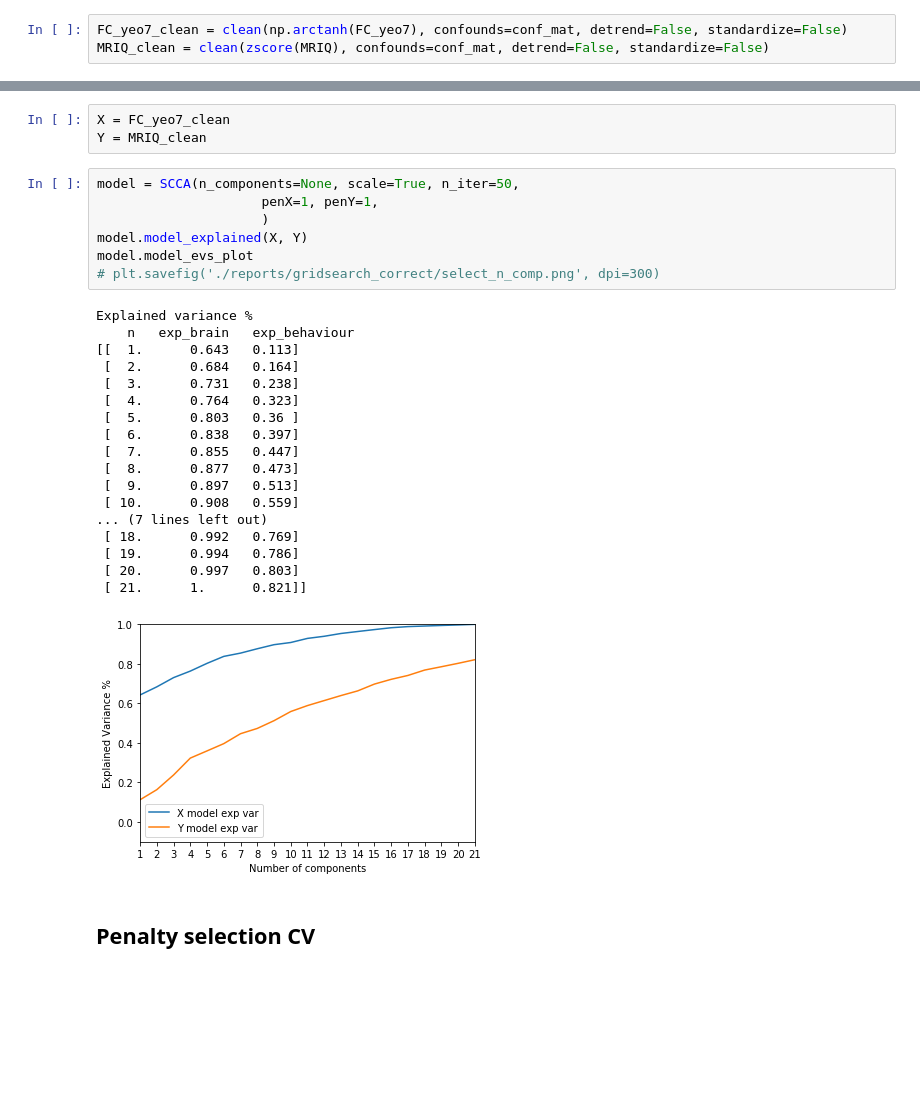
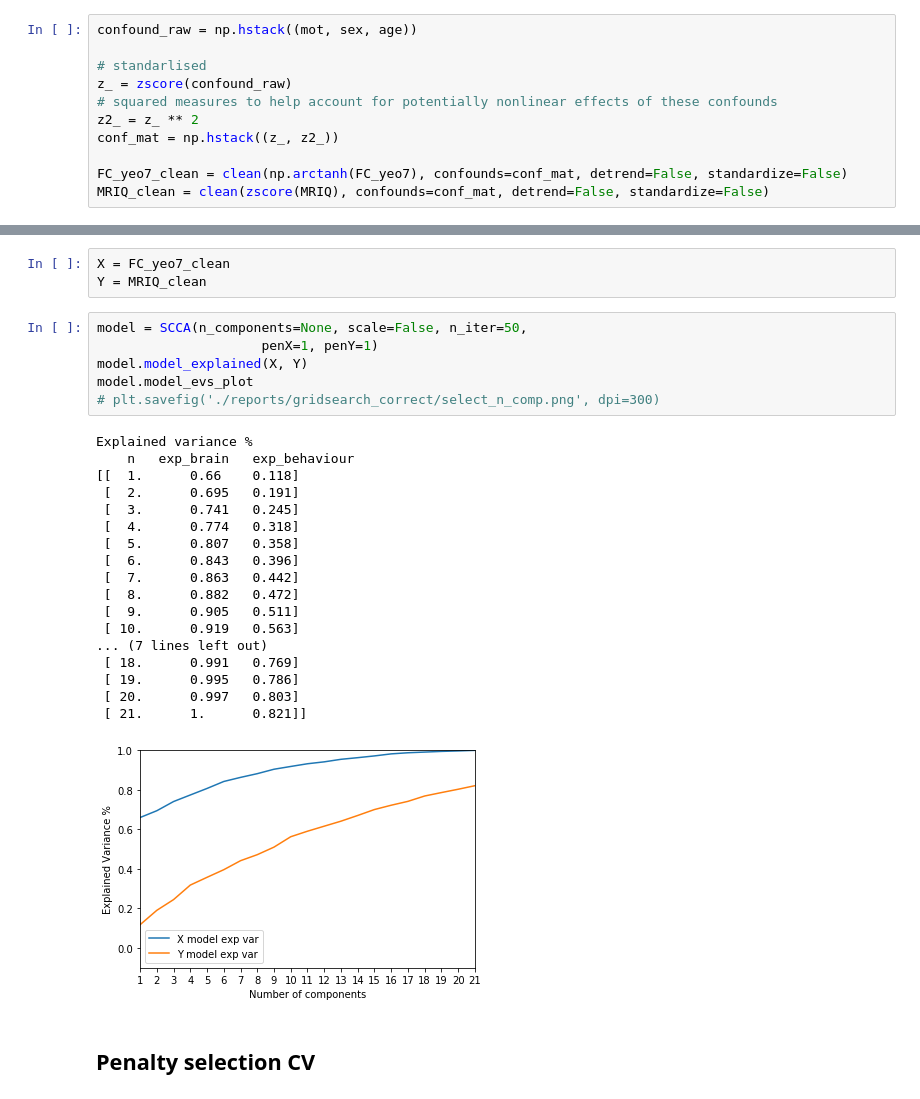
Before and after one commit to htwangtw/patterns-of-thought, a Jupyter notebook: notebooks/2.0-FC-vs-NYCQ-nestedKFold.ipynb, the cells around one changed output, grey strips where cells are left out. Cells and saved outputs as stored; diff of their text form; blank space fills up the shorter version.

```diff
--- a/notebooks/2.0-FC-vs-NYCQ-nestedKFold.ipynb
+++ b/notebooks/2.0-FC-vs-NYCQ-nestedKFold.ipynb
@@ -52,4 +43,12 @@ conf_mat = np.hstack((z_mot, z_sex, z_age, z2_mot, z2_sex, z2_age))
 # %%
+confound_raw = np.hstack((mot, sex, age))
+
+# standarlised
+z_ = zscore(confound_raw)
+# squared measures to help account for potentially nonlinear effects of these confounds
+z2_ = z_ ** 2
+conf_mat = np.hstack((z_, z2_))
+
 FC_yeo7_clean = clean(np.arctanh(FC_yeo7), confounds=conf_mat, detrend=False, standardize=False)
 MRIQ_clean = clean(zscore(MRIQ), confounds=conf_mat, detrend=False, standardize=False)
 # %% [markdown]
@@ -60,31 +59,30 @@ MRIQ_clean = clean(zscore(MRIQ), confounds=conf_mat, detrend=False, standardize=
 X = FC_yeo7_clean
 Y = MRIQ_clean
 # %%
-model = SCCA(n_components=None, scale=True, n_iter=50,
-                     penX=1, penY=1,
-                     )
+model = SCCA(n_components=None, scale=False, n_iter=50,
+                     penX=1, penY=1)
 model.model_explained(X, Y)
 model.model_evs_plot
 # plt.savefig('./reports/gridsearch_correct/select_n_comp.png', dpi=300)
 # %% [output]
 Explained variance %
     n   exp_brain   exp_behaviour
-[[  1.      0.643   0.113]
- [  2.      0.684   0.164]
- [  3.      0.731   0.238]
- [  4.      0.764   0.323]
- [  5.      0.803   0.36 ]
- [  6.      0.838   0.397]
- [  7.      0.855   0.447]
- [  8.      0.877   0.473]
- [  9.      0.897   0.513]
- [ 10.      0.908   0.559]
+[[  1.      0.66    0.118]
+ [  2.      0.695   0.191]
+ [  3.      0.741   0.245]
+ [  4.      0.774   0.318]
+ [  5.      0.807   0.358]
+ [  6.      0.843   0.396]
+ [  7.      0.863   0.442]
+ [  8.      0.882   0.472]
+ [  9.      0.905   0.511]
+ [ 10.      0.919   0.563]
 ... (7 lines left out)
- [ 18.      0.992   0.769]
- [ 19.      0.994   0.786]
+ [ 18.      0.991   0.769]
+ [ 19.      0.995   0.786]
  [ 20.      0.997   0.803]
  [ 21.      1.      0.821]]
-[figure, old version]
+[figure, new version]
 # %% [markdown]
 ## Penalty selection CV
 # %% [markdown]
```
Also changed, not shown: parts of 5 cells of this notebook, 50 other files.
